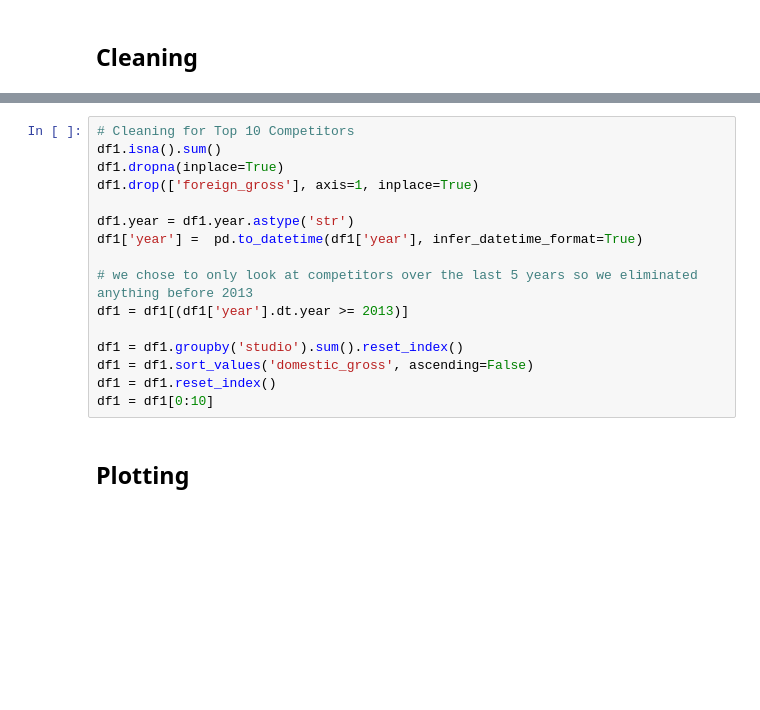
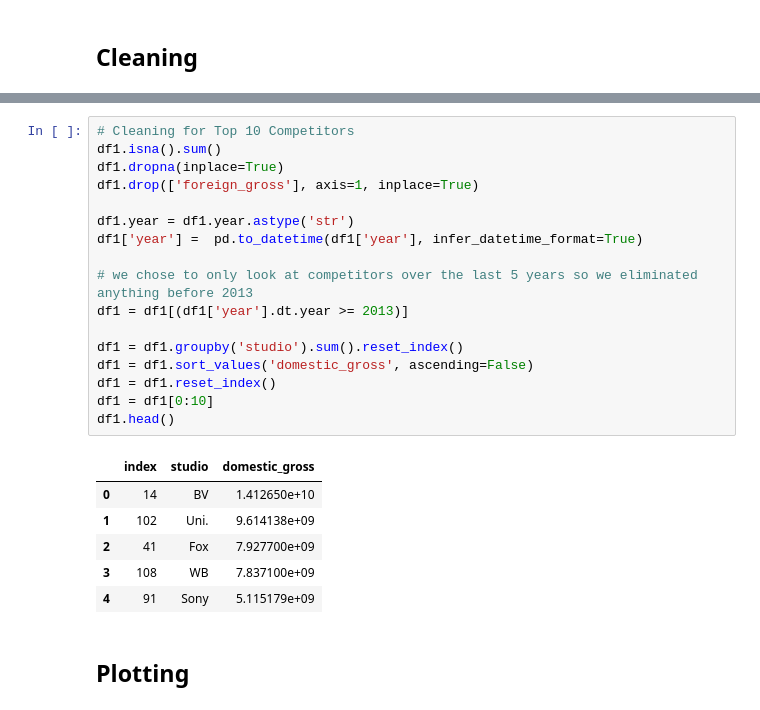
Before and after one commit to dalayne95/mod-1-project-darian-trey, a Jupyter notebook: Darian's Work.ipynb, the cells around one changed output, grey strips where cells are left out. Drawn from its saved outputs; the diff is of its cells as text; blank space fills up the shorter version.

```diff
--- a/Darian's Work.ipynb
+++ b/Darian's Work.ipynb
@@ -42,19 +54,27 @@ df = df.groupby('release_date').sum().reset_index()
 # %%
 # Cleaning for Top 10 Competitors
 df1.isna().sum()
 df1.dropna(inplace=True)
 df1.drop(['foreign_gross'], axis=1, inplace=True)
 
 df1.year = df1.year.astype('str')
 df1['year'] =  pd.to_datetime(df1['year'], infer_datetime_format=True)
 
 # we chose to only look at competitors over the last 5 years so we eliminated anything before 2013
 df1 = df1[(df1['year'].dt.year >= 2013)]
 
 df1 = df1.groupby('studio').sum().reset_index()
 df1 = df1.sort_values('domestic_gross', ascending=False)
 df1 = df1.reset_index()
 df1 = df1[0:10]
+df1.head()
+# %% [output]
+|  | index | studio | domestic_gross |
+| 0 | 14 | BV | 1.412650e+10 |
+| 1 | 102 | Uni. | 9.614138e+09 |
+| 2 | 41 | Fox | 7.927700e+09 |
+| 3 | 108 | WB | 7.837100e+09 |
+| 4 | 91 | Sony | 5.115179e+09 |
 # %% [markdown]
 ## Plotting
 # %%
```
Also changed, not shown: parts of 6 cells of this notebook.
